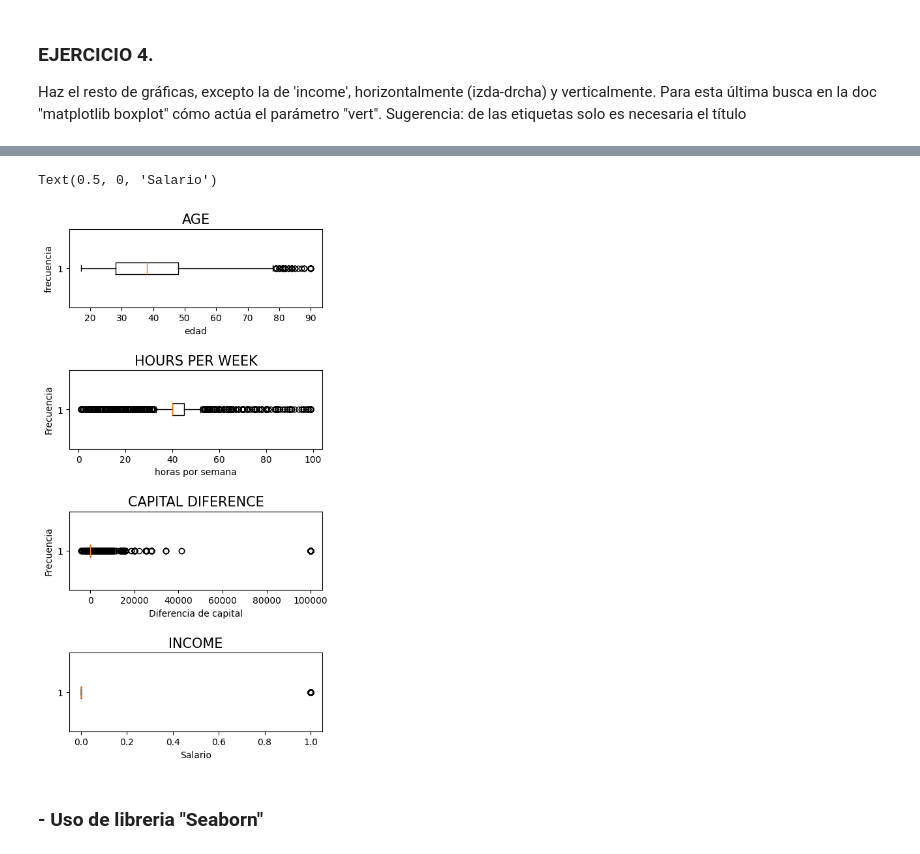
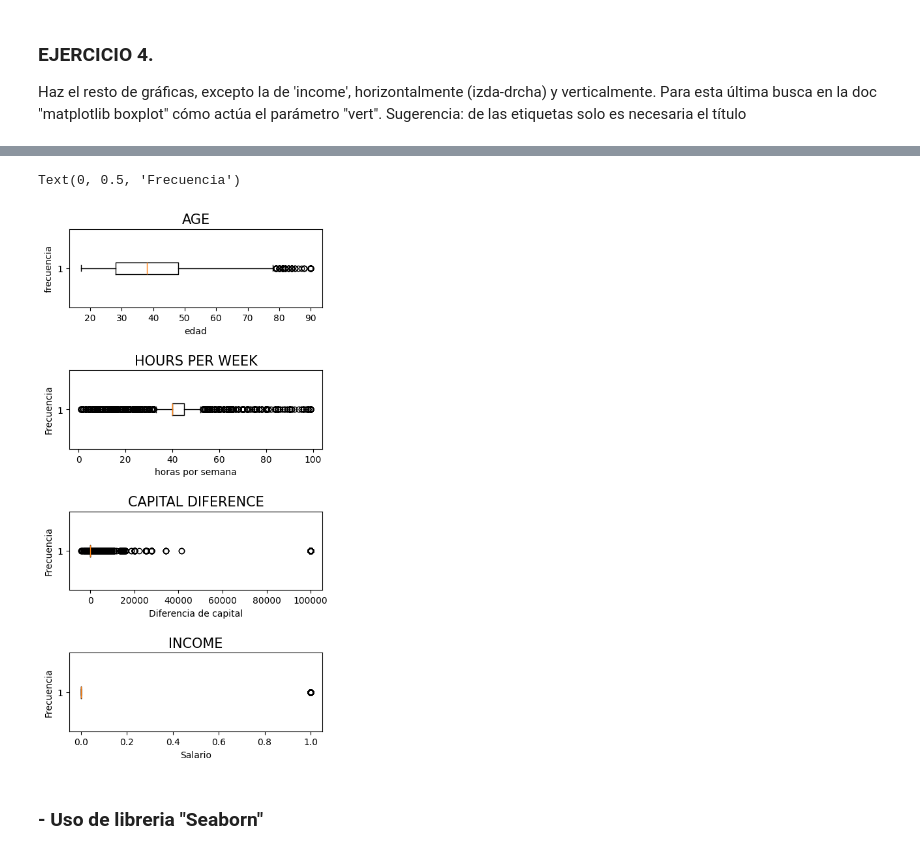
Before and after one commit to SonikoKatsura/CURSO_PARO_IA, a Jupyter notebook: Rober_IA/Modulo2/PRACTICA_GRAFICAS.ipynb, the cells around one changed output, grey strips where cells are left out. Cells and saved outputs as stored; diff of their text form; code cells hidden in the pictures.

```diff
--- a/Rober_IA/Modulo2/PRACTICA_GRAFICAS.ipynb
+++ b/Rober_IA/Modulo2/PRACTICA_GRAFICAS.ipynb
@@ -416,31 +419,32 @@ Text(0.5, 0, 'Salario')
 # %%
 fig, mi_ax = plt.subplots(4,1,figsize=(5,10), gridspec_kw={'hspace': 0.8, 'wspace': 0.4},)
 
 mi_ax[0].boxplot(df_adult.age, orientation='horizontal')
 
 mi_ax[0].set_title('AGE', fontsize=15)
 mi_ax[0].set_xlabel('edad')
 mi_ax[0].set_ylabel('frecuencia')
 
 mi_ax[1].boxplot(df_adult.hours_per_week, orientation='horizontal')
 
 mi_ax[1].set_title('HOURS PER WEEK', fontsize=15)
 mi_ax[1].set_xlabel('horas por semana')
 mi_ax[1].set_ylabel('Frecuencia');
 
 mi_ax[2].boxplot(df_adult.capital_dif, orientation='horizontal')
 
 mi_ax[2].set_title('CAPITAL DIFERENCE', fontsize=15)
 mi_ax[2].set_xlabel('Diferencia de capital')
 mi_ax[2].set_ylabel('Frecuencia');
 
 mi_ax[3].boxplot(df_adult.income, orientation='horizontal')
 
 mi_ax[3].set_title('INCOME', fontsize=15)
 mi_ax[3].set_xlabel('Salario')
+mi_ax[3].set_ylabel('Frecuencia')
 # %% [output]
-Text(0.5, 0, 'Salario')
+Text(0, 0.5, 'Frecuencia')
-[figure, old version]
+[figure, new version]
 # %% [markdown]
 ### - Uso de  libreria "Seaborn"
 # %%
```
Also changed, not shown: parts of 27 cells of this notebook.
